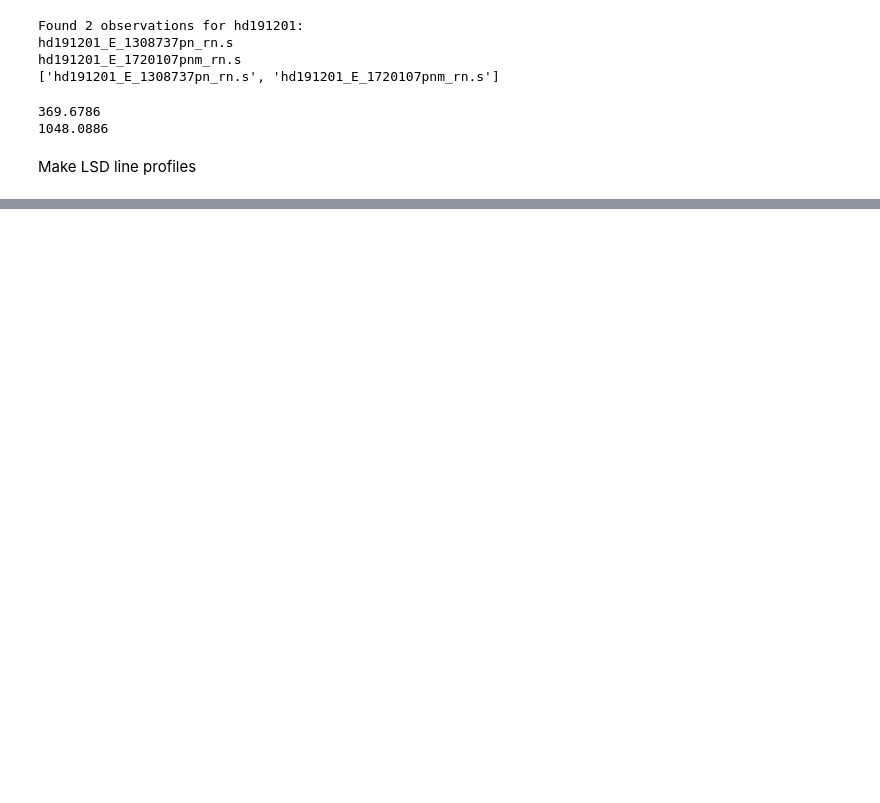
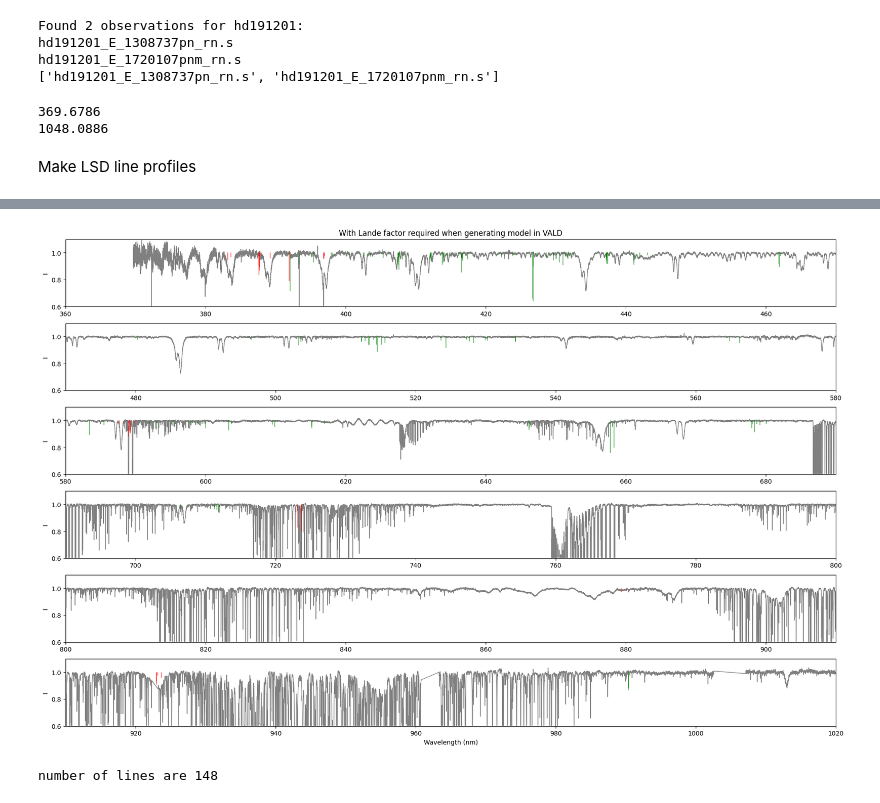
Before and after one commit to AaaaaaalexLi/AlexLiResearch, a Jupyter notebook: Binamics/LSD.ipynb, the cells around one changed output, grey strips where cells are left out. Drawn from its saved outputs; the diff is of its cells as text; code cells hidden in the pictures; blank space fills up the shorter version.

```diff
--- a/Binamics/LSD.ipynb
+++ b/Binamics/LSD.ipynb
@@ -52,0 +128,41 @@ mask = pol.make_mask(VALD_file_name, outMaskName = file_output,
+# %%
+mask_clean2 = pol.read_mask("T30000G375_depth0.02_clean.mask")
+
+windows_mask = [
+    (360, 470),
+    (470, 580),
+    (580, 690),
+    (690, 800),
+    (800, 910),
+    (910, 1020),
+    (1020, 1100)
+]
+
+
+fig, axes = plt.subplots(6, 1, figsize=(22, 14))
+
+for ax, (xmin, xmax) in zip(axes, windows_mask):
+
+    ax.plot(spec1.wl, spec1.specI, color="0.5", lw=1)
+
+    used = np.where(mask_clean2.iuse == 1)s
+    unused = np.where(mask_clean2.iuse == 0)
+
+    ax.vlines(mask_clean2.wl[used], 1-mask_clean2.depth[used], 1,
+              color="g", alpha=0.5)
+
+    ax.vlines(mask_clean2.wl[unused], 1-mask_clean2.depth[unused], 1,
+              color="r", alpha=0.5)
+
+    ax.set_xlim(xmin, xmax)
+    ax.set_ylim(0.6, 1.1)
+    ax.set_ylabel("I")
+
+axes[-1].set_xlabel("Wavelength (nm)")
+axes[0].set_title("With Lande factor required when generating model in VALD")
+plt.subplots_adjust(hspace=0.25)
+plt.show()
+print("number of lines are {}".format(len(mask_clean2.wl)))
+# %% [output]
+[figure, added]
+number of lines are 148
```
Also changed, not shown: parts of 3 cells of this notebook, 1 other file.
